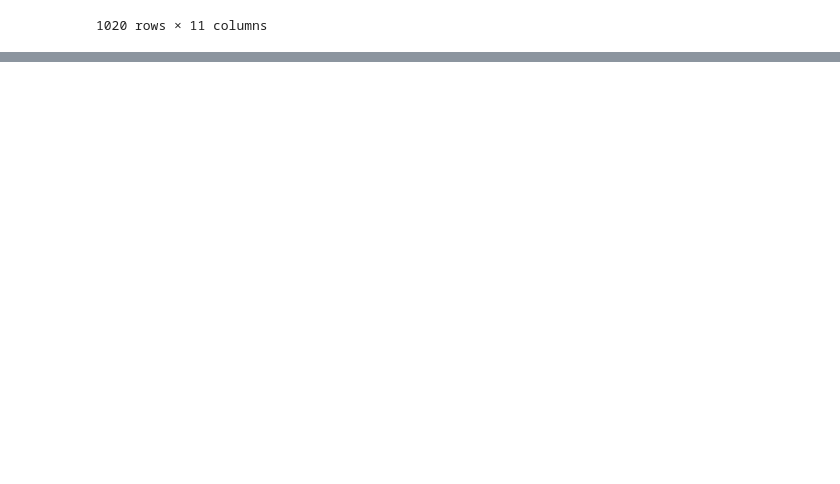
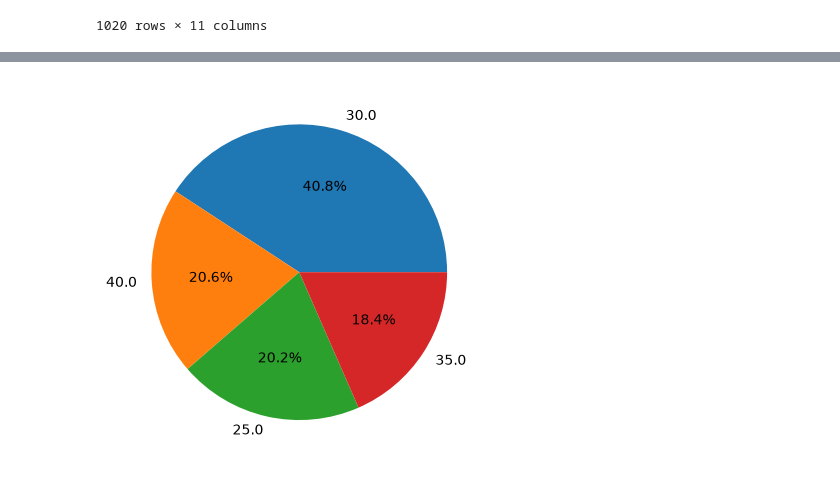
Before and after one commit to aayushmanz/Python-For-Data-Science, a Jupyter notebook: Pandas in Python/Practice in pandas/Practice_9_.Messy_Employee.ipynb, the cells around one changed output, grey strips where cells are left out. Saved outputs shown, nothing was run; the diff lists cells and outputs as text; code cells hidden in the pictures; blank space fills up the shorter version.

```diff
--- a/Pandas in Python/Practice in pandas/Practice_9_.Messy_Employee.ipynb
+++ b/Pandas in Python/Practice in pandas/Practice_9_.Messy_Employee.ipynb
@@ -76,0 +93,5 @@ df
+# %%
+Age_num = np.random.choice([30.0, 35.0, 25.5, 40.0])
+df.replace(np.nan , Age_num, inplace=True)
+
+df.sample(10)
@@ -76,0 +110,7 @@ df
+# %%
+age_count = df['Age'].value_counts()
+
+plt.pie(age_count, labels=age_count.index, autopct="%1.1f%%")
+plt.show()
+# %% [output]
+[figure, added]
```
Also changed, not shown: parts of 6 cells of this notebook.
